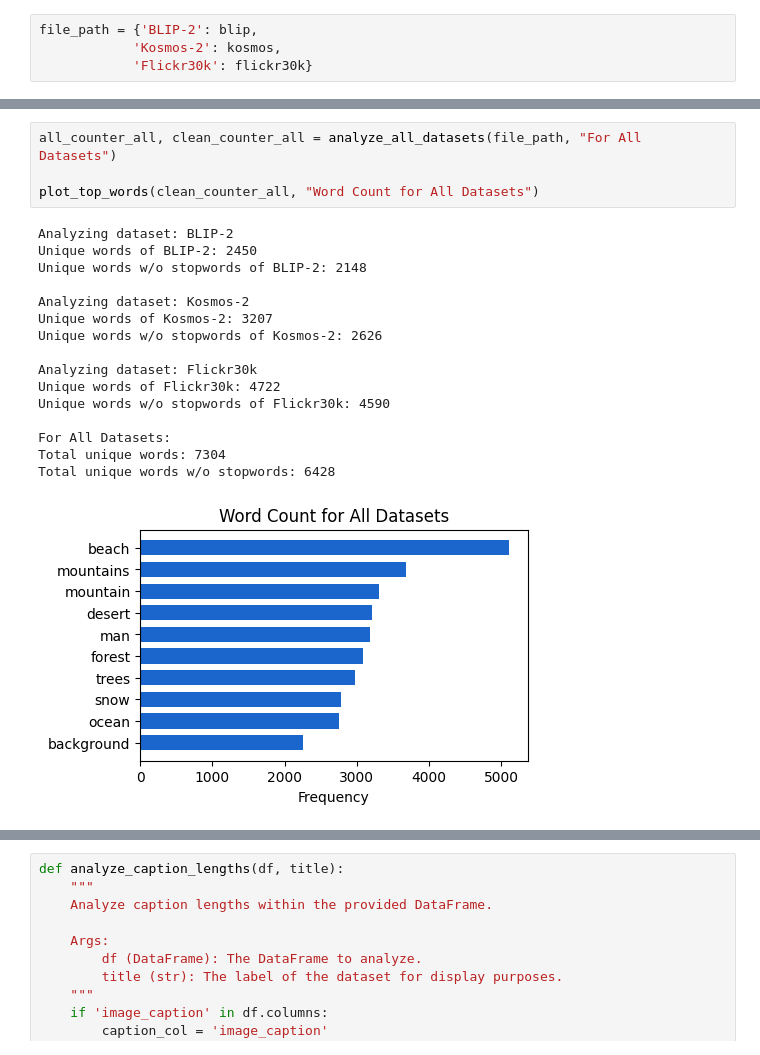
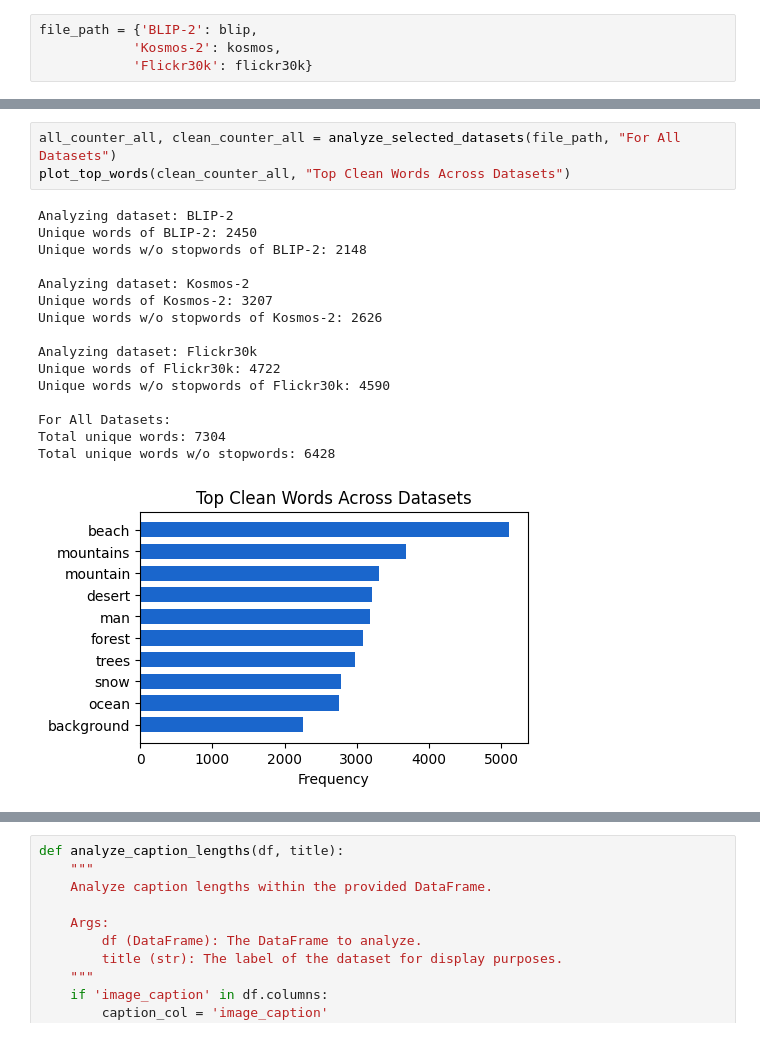
Before and after one commit to Jaywhisker/PlayWrite, a Jupyter notebook: notebooks/data_visualisation/dataset_visualisation.ipynb, the cells around one changed output, grey strips where cells are left out. Drawn from its saved outputs; the diff is of its cells as text.

```diff
--- a/notebooks/data_visualisation/dataset_visualisation.ipynb
+++ b/notebooks/data_visualisation/dataset_visualisation.ipynb
@@ -300,21 +332,20 @@ Total unique words w/o stopwords: 3341
 # %%
-all_counter_all, clean_counter_all = analyze_all_datasets(file_path, "For All Datasets")
-
-plot_top_words(clean_counter_all, "Word Count for All Datasets")
+all_counter_all, clean_counter_all = analyze_selected_datasets(file_path, "For All Datasets")
+plot_top_words(clean_counter_all, "Top Clean Words Across Datasets")
 # %% [output]
 Analyzing dataset: BLIP-2
 Unique words of BLIP-2: 2450
 Unique words w/o stopwords of BLIP-2: 2148
 
 Analyzing dataset: Kosmos-2
 Unique words of Kosmos-2: 3207
 Unique words w/o stopwords of Kosmos-2: 2626
 
 Analyzing dataset: Flickr30k
 Unique words of Flickr30k: 4722
 Unique words w/o stopwords of Flickr30k: 4590
 
 For All Datasets:
 Total unique words: 7304
 Total unique words w/o stopwords: 6428
-[figure, old version]
+[figure, new version]
```
Also changed, not shown: parts of 6 cells of this notebook, 1 other file.
